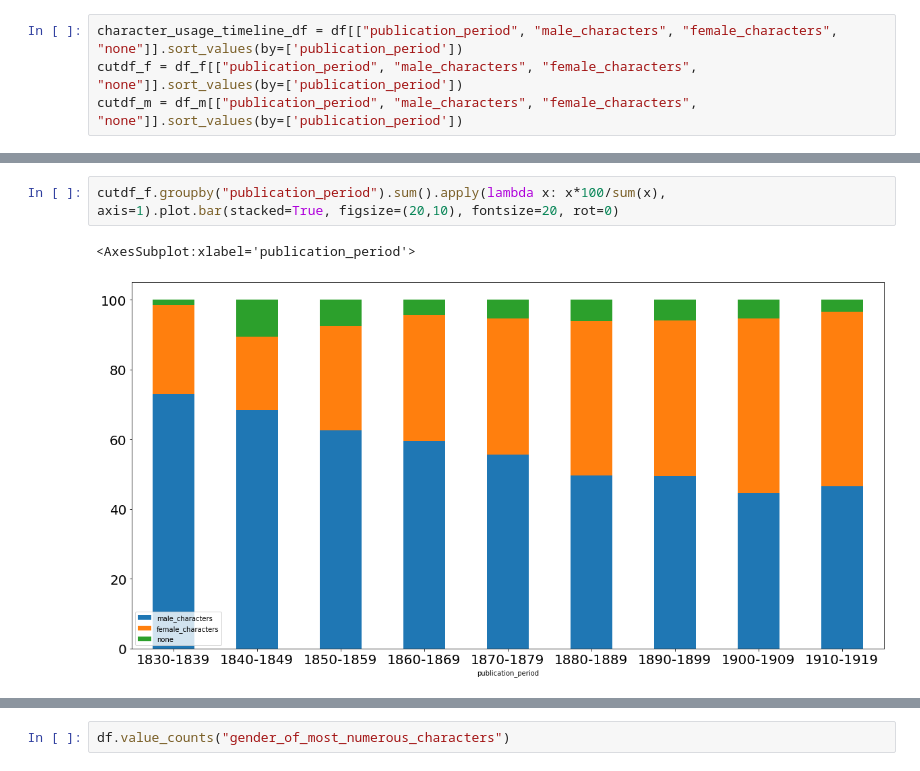
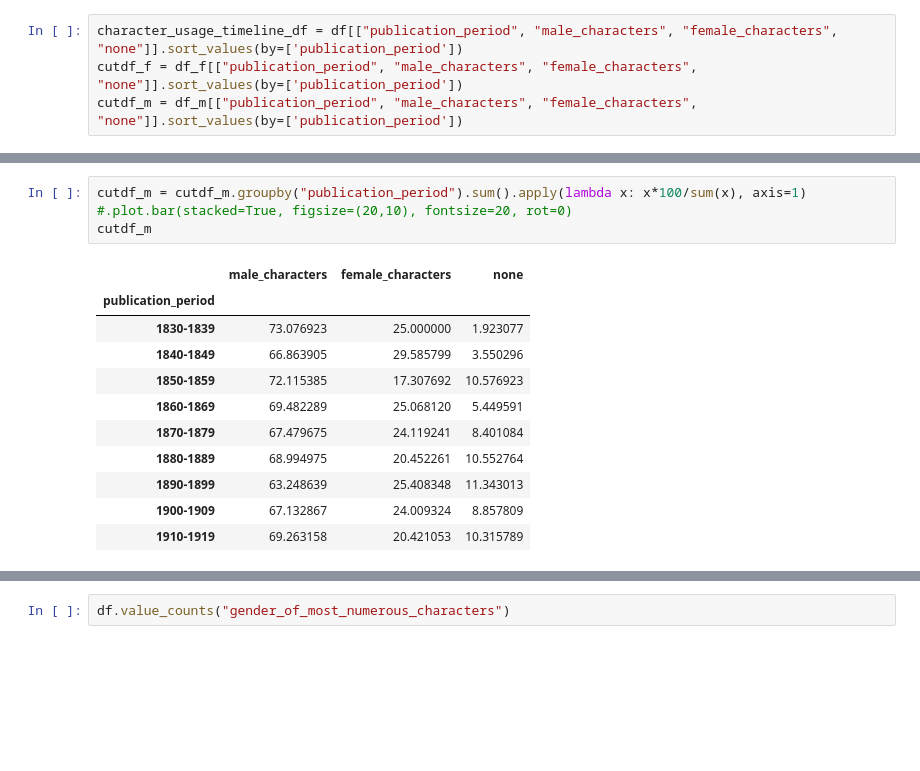
Before and after one commit to gobbykid/gobbykid-characters-extraction, a Jupyter notebook: characters_extraction_and_gender_recognition/analytics.ipynb, the cells around one changed output, grey strips where cells are left out. Saved outputs shown, nothing was run; the diff lists cells and outputs as text; blank space fills up the shorter version.

```diff
--- a/characters_extraction_and_gender_recognition/analytics.ipynb
+++ b/characters_extraction_and_gender_recognition/analytics.ipynb
@@ -102,5 +116,15 @@ f
 # %%
-cutdf_f.groupby("publication_period").sum().apply(lambda x: x*100/sum(x), axis=1).plot.bar(stacked=True, figsize=(20,10), fontsize=20, rot=0)
+cutdf_m = cutdf_m.groupby("publication_period").sum().apply(lambda x: x*100/sum(x), axis=1) #.plot.bar(stacked=True, figsize=(20,10), fontsize=20, rot=0)
+cutdf_m
 # %% [output]
-<AxesSubplot:xlabel='publication_period'>
-[figure, removed]
+|  | male_characters | female_characters | none |
+| publication_period |  |  |  |
+| 1830-1839 | 73.076923 | 25.000000 | 1.923077 |
+| 1840-1849 | 66.863905 | 29.585799 | 3.550296 |
+| 1850-1859 | 72.115385 | 17.307692 | 10.576923 |
+| 1860-1869 | 69.482289 | 25.068120 | 5.449591 |
+| 1870-1879 | 67.479675 | 24.119241 | 8.401084 |
+| 1880-1889 | 68.994975 | 20.452261 | 10.552764 |
+| 1890-1899 | 63.248639 | 25.408348 | 11.343013 |
+| 1900-1909 | 67.132867 | 24.009324 | 8.857809 |
+| 1910-1919 | 69.263158 | 20.421053 | 10.315789 |
```
Also changed, not shown: parts of 5 cells of this notebook.
